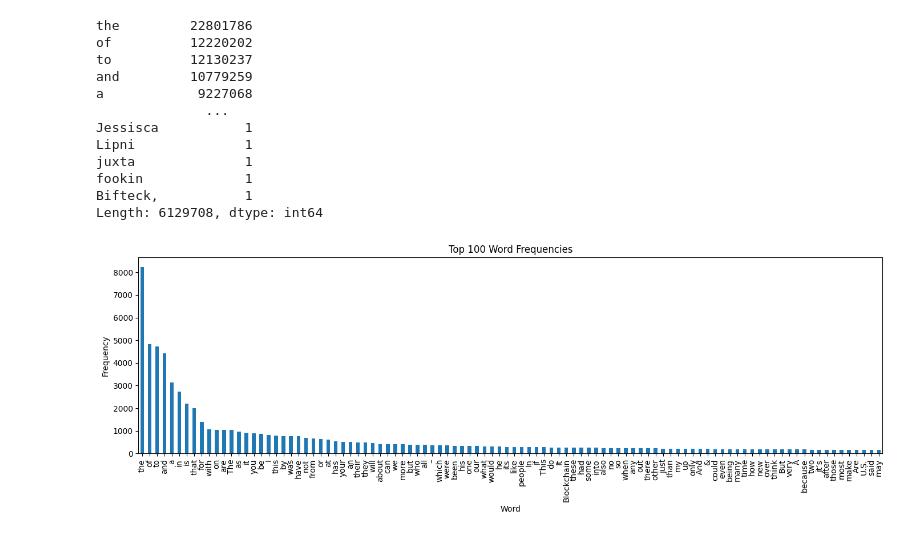
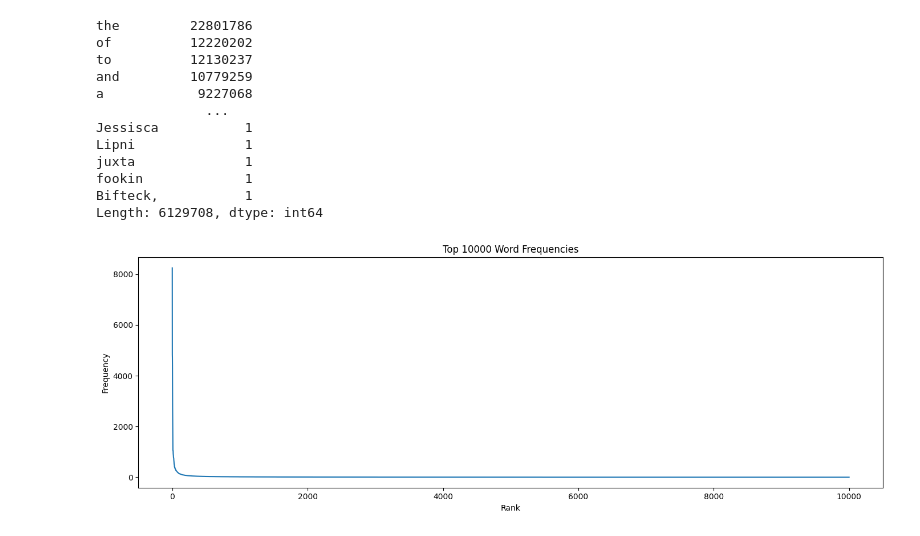
Before and after one commit to MikkelPraestegaard/GDS-final-assignment, a Jupyter notebook: Code.ipynb, the cells around one changed output. Saved outputs shown, nothing was run; the diff lists cells and outputs as text; code cells hidden in the pictures.

```diff
--- a/Code.ipynb
+++ b/Code.ipynb
@@ -90,3 +86,20 @@ Reduction rate after stemming (compared to vocab before removal of stopwords): 0
+# %%
+def Count_values(df,Colomn_name):
+    '''
+    df       : Pandas DataFrame
+    token_col: column containing text (list of tokens per row or one string)
+    return   : data frame with count for every token
+    '''
+    col = df[Colomn_name]
+
+    if isinstance(col.iloc[0], str):
+        tokens = col.str.split().explode()
+    else:
+        tokens = col.explode()
+
+    tokens = tokens.dropna()
+    counts = tokens.value_counts()
+    return counts
 # %%
 # Process small test set
 processed_df = data_preprocessing(df)
@@ -136,7 +151,7 @@ Length: 6129708, dtype: int64
 def visualize_top_words(
     df: pd.DataFrame,
     token_col: str,
-    top_n: int = 10_000,
+    top_n: int = 10000,
     loglog: bool = True
 ):
     """
@@ -147,42 +162,34 @@ def visualize_top_words(
     If top_n <= 100 there will be put labels on for the x axis.
     """
     label_limit = 100
     # Flatten tokens
-    col = df[token_col]
-
-    if isinstance(col.iloc[0], str):
-        tokens = col.str.split().explode()
-    else:
-        tokens = col.explode()
-
-    tokens = tokens.dropna()
-    counts = tokens.value_counts().head(top_n)
+    counts = Count_values(df,token_col).head(top_n)
 
     # Plot
     plt.figure(figsize=(14, 5))
 
     if loglog:
         ranks = np.arange(1, len(counts) + 1)
         plt.loglog(ranks, counts.values)
         plt.xlabel("Rank")
         plt.ylabel("Frequency")
         plt.title("Word Frequency (Log-Log Scale)")
     else:
         if top_n <= label_limit:
             counts.plot(kind="bar")
             plt.xlabel("Word")
         else:
             plt.plot(counts.values)
             plt.xlabel("Rank")
         plt.ylabel("Frequency")
         plt.title(f"Top {len(counts)} Word Frequencies")
 
     plt.tight_layout()
     plt.show()
 
     return counts
 
-visualize_top_words(df,'content',100,loglog=False)
+visualize_top_words(df,'content',10000,loglog=False)
 # %% [output]
-[figure, old version]
+[figure, new version]
 content
```
Also changed, not shown: parts of 4 cells of this notebook.
